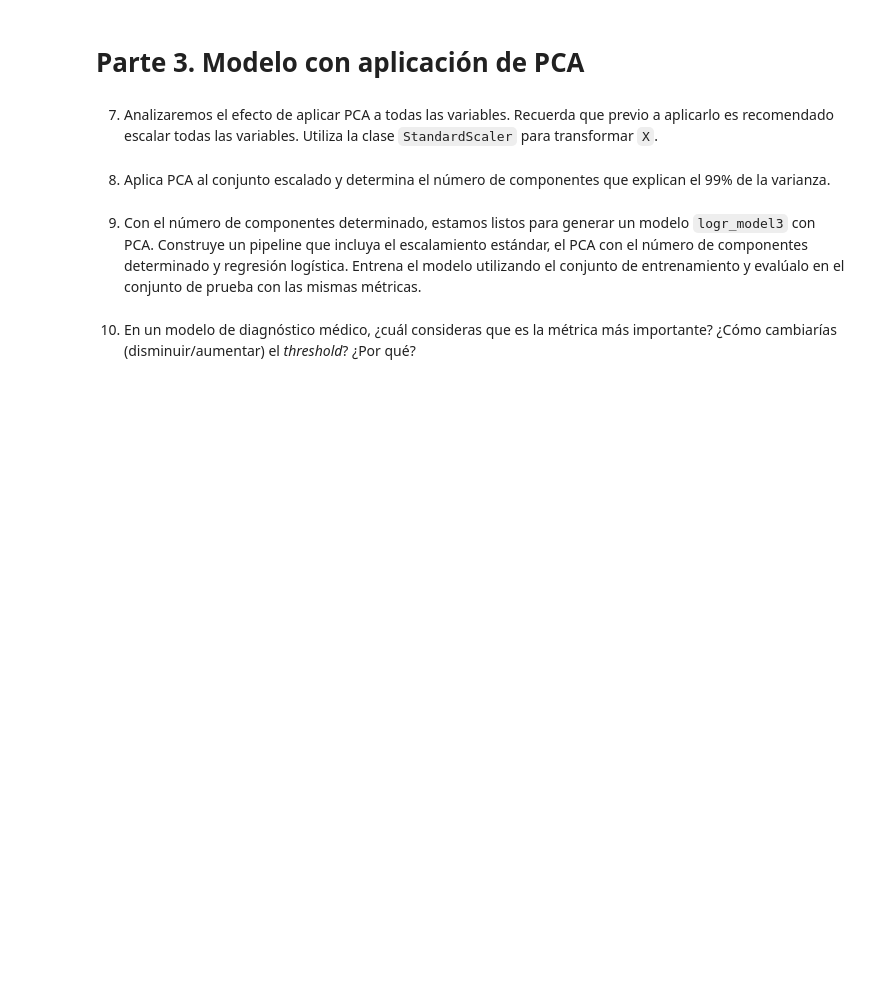
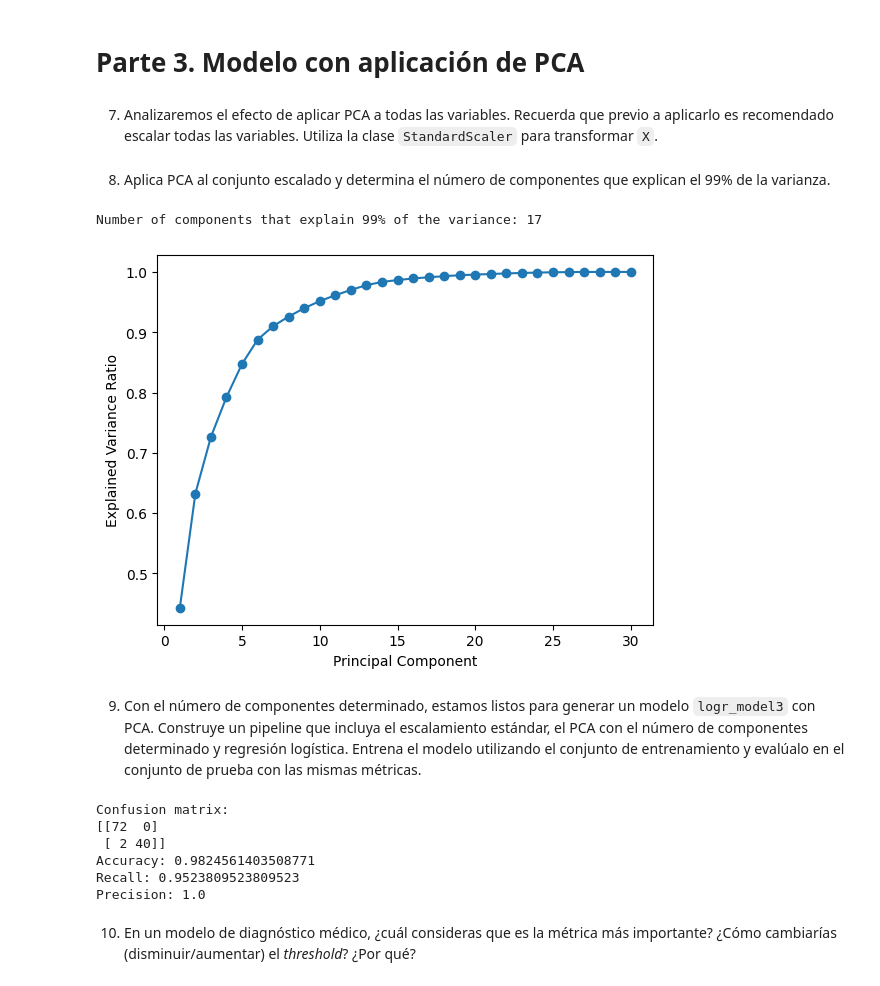
Before and after one commit to GeminiNetSailor/Data-science-and-analytics, a Jupyter notebook: 9.2 Actividad 9. Regresión logística/Actividad9RLog.ipynb, the cells around one changed output. Drawn from its saved outputs; the diff is of its cells as text; code cells hidden in the pictures; blank space fills up the shorter version.

```diff
--- a/9.2 Actividad 9. Regresión logística/Actividad9RLog.ipynb
+++ b/9.2 Actividad 9. Regresión logística/Actividad9RLog.ipynb
@@ -403,0 +445,4 @@ plt.show()
+# %%
+# Selecciona las columnas que no están en el intervalo [0,1]
+scale_cols = [col for col in numeric_cols if (data_df[col].max() > 1 or data_df[col].min() < 0)]
+scale_cols
@@ -443,7 +628,76 @@ Para generar un modelo `logr_model2` con transformación y escalamiento:
 # **Parte 3**. Modelo con aplicación de PCA
 # %% [markdown]
 7. Analizaremos el efecto de aplicar PCA a todas las variables. Recuerda que previo a aplicarlo es recomendado escalar todas las variables. Utiliza la clase `StandardScaler` para transformar `X`.
+# %%
+import matplotlib.pyplot as plt
+from sklearn.preprocessing import StandardScaler
+
+# Escalar las variables
+scaler = StandardScaler()
+X_scaled = scaler.fit_transform(X)
 # %% [markdown]
 8. Aplica PCA al conjunto escalado y determina el número de componentes que explican el 99% de la varianza.
+# %%
+import numpy as np
+from sklearn.decomposition import PCA
+
+pca = PCA()
+pca.fit(X_scaled)
+
+cumulative_explained_variance = np.cumsum(pca.explained_variance_ratio_)
+number_of_components = (cumulative_explained_variance <= 0.99).sum() + 1
+
+
+print(f"Number of components that explain 99% of the variance: {number_of_components}")
+
+principal_components = pca.components_
+# Crear un DataFrame para los componentes principales
+columns = [f'PC{i+1}' for i in range(principal_components.shape[0])]
+components_df = pd.DataFrame(principal_components, columns=X.columns, index=columns)
+
+# Mostrar los componentes principales
+# print(components_df)
+
+# Para mostrar los componentes que explican el 99% de la varianza
+#print(components_df.iloc[:number_of_components].T)
+# %% [output]
+Number of components that explain 99% of the variance: 17
+# %%
+# Visualizar la varianza explicada por cada componente principal
+plt.plot(range(1, len(X_train.columns) + 1), cumulative_explained_variance, marker='o')
+plt.xlabel('Principal Component')
+plt.ylabel('Explained Variance Ratio')
+plt.show()
+# %% [output]
+[figure, added]
 # %% [markdown]
 9. Con el número de componentes determinado, estamos listos para generar un modelo `logr_model3` con PCA. Construye un pipeline que incluya el escalamiento estándar, el PCA con el número de componentes determinado y regresión logística. Entrena el modelo utilizando el  conjunto de entrenamiento y evalúalo en el conjunto de prueba con las mismas métricas.
+# %%
+# Construir el modelo con PCA
+logr_model3 = Pipeline([
+    ('scaler', StandardScaler()),
+    ('pca', PCA(n_components=number_of_components)),
+    ('logistic_regression', LogisticRegression(max_iter=1000))
+])
+
+# Entrenar el modelo
+logr_model3.fit(X_train, y_train)
+
+# Evaluar el modelo
+y_pred3 = logr_model3.predict(X_test)
+
+
+
+print('Confusion matrix:')
+print(confusion_matrix(y_test, y_prob, labels=['B', 'M']))
+
+print('Accuracy:', accuracy_score(y_test, y_prob))
+print('Recall:', recall_score(y_test, y_prob, pos_label='M'))
+print('Precision:', precision_score(y_test, y_prob, pos_label='M'))
+# %% [output]
+Confusion matrix:
+[[72  0]
+ [ 2 40]]
+Accuracy: 0.9824561403508771
+Recall: 0.9523809523809523
+Precision: 1.0
```
Also changed, not shown: parts of 34 cells of this notebook.
